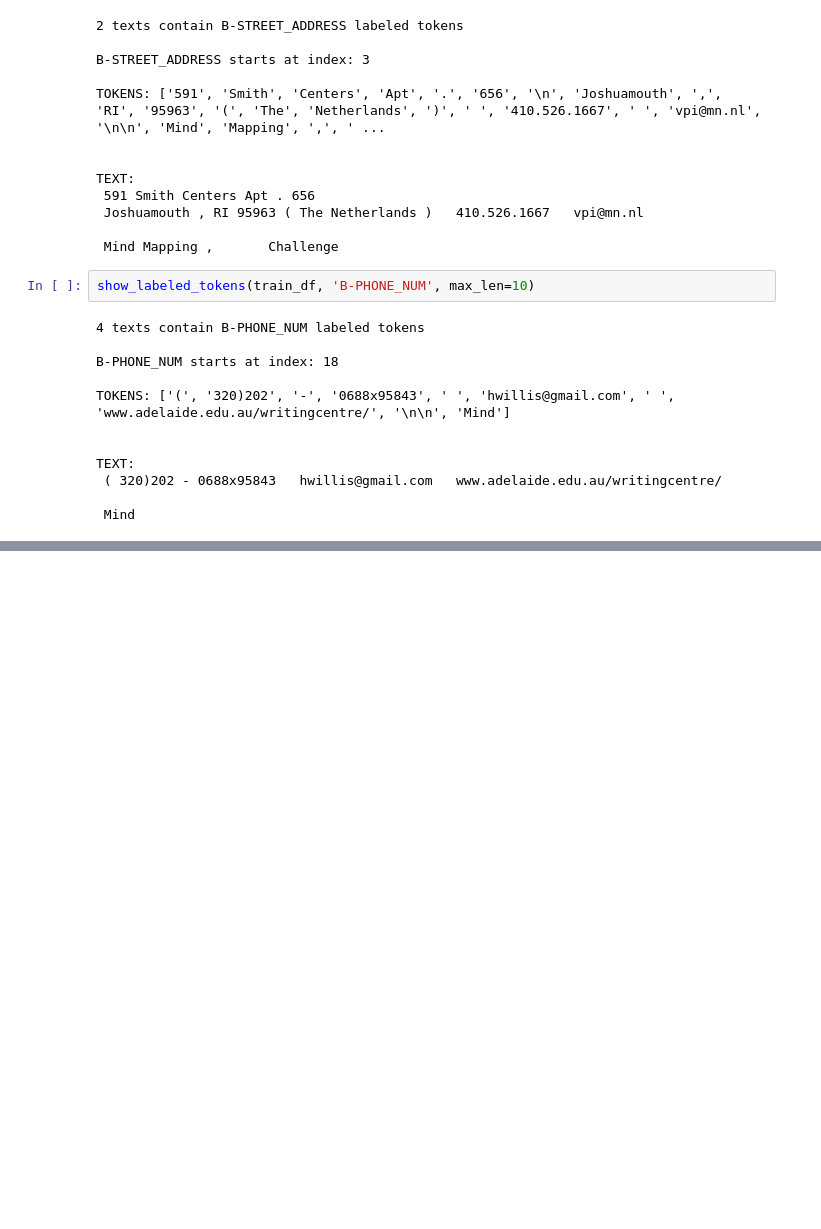
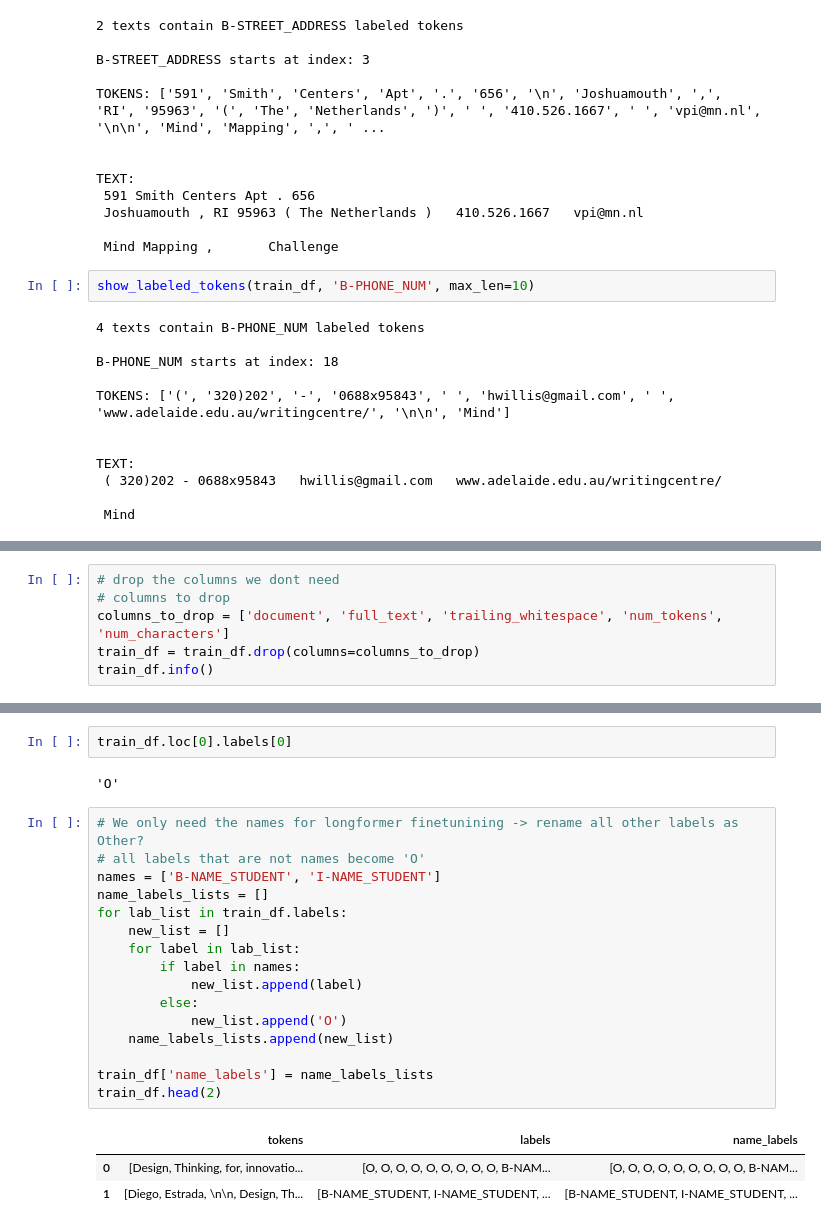
Before and after one commit to samd24/kaggle_pii_detection_removel_educational_data, a Jupyter notebook: pii_detection.ipynb, the cells around one changed output, grey strips where cells are left out. Drawn from its saved outputs; the diff is of its cells as text; blank space fills up the shorter version.

```diff
--- a/pii_detection.ipynb
+++ b/pii_detection.ipynb
@@ -737,0 +364,6 @@ pd.DataFrame.from_dict(split2freqs, orient="index")
+# %%
+# drop the columns we dont need
+# columns to drop
+columns_to_drop = ['document', 'full_text', 'trailing_whitespace', 'num_tokens', 'num_characters']
+train_df = train_df.drop(columns=columns_to_drop)
+train_df.info()
@@ -737,0 +402,24 @@ pd.DataFrame.from_dict(split2freqs, orient="index")
+# %%
+train_df.loc[0].labels[0]
+# %% [output]
+'O'
+# %%
+# We only need the names for longformer finetunining -> rename all other labels as Other?
+# all labels that are not names become 'O'
+names = ['B-NAME_STUDENT', 'I-NAME_STUDENT']
+name_labels_lists = []
+for lab_list in train_df.labels:
+    new_list = []
+    for label in lab_list:
+        if label in names:
+            new_list.append(label)
+        else:
+            new_list.append('O')
+    name_labels_lists.append(new_list)
+
+train_df['name_labels'] = name_labels_lists
+train_df.head(2)
+# %% [output]
+|  | tokens | labels | name_labels |
+| 0 | [Design, Thinking, for, innovatio... | [O, O, O, O, O, O, O, O, O, B-NAM... | [O, O, O, O, O, O, O, O, O, B-NAM... |
+| 1 | [Diego, Estrada, \n\n, Design, Th... | [B-NAME_STUDENT, I-NAME_STUDENT, ... | [B-NAME_STUDENT, I-NAME_STUDENT, ... |
```
Also changed, not shown: parts of 73 cells of this notebook, 2 other files.
